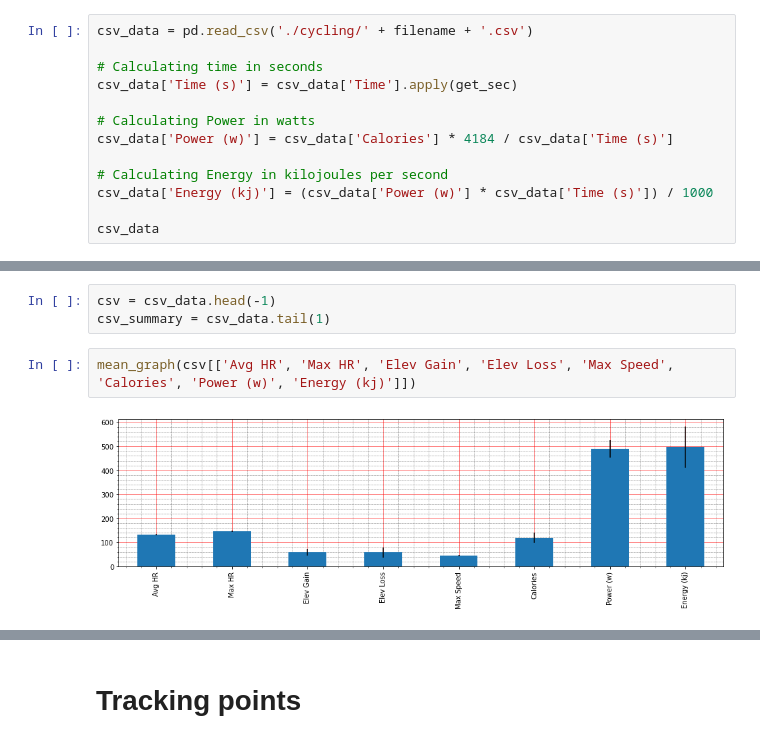
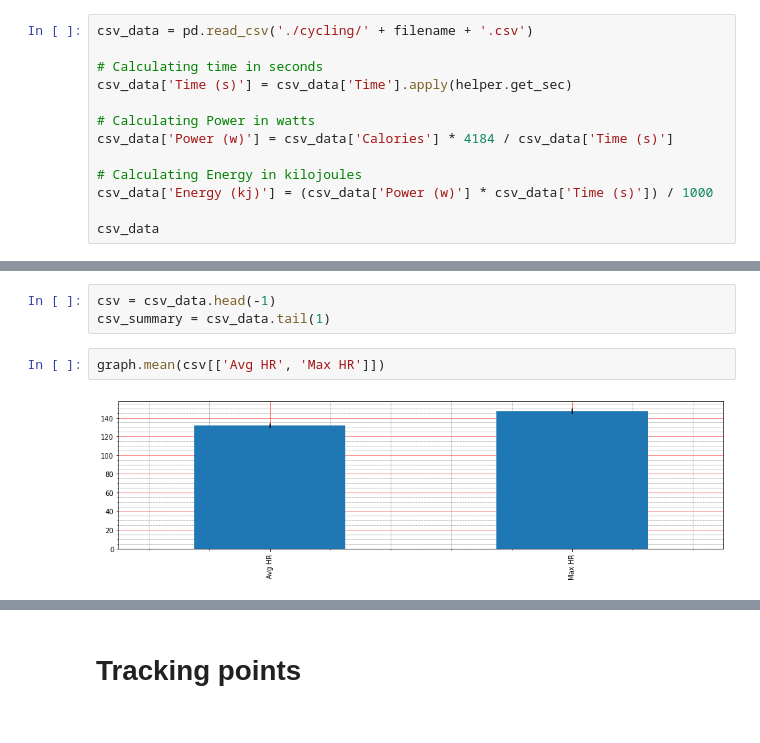
Before and after one commit to albertoivo/garmin-parser, a Jupyter notebook: GarminCyclingReport.ipynb, the cells around one changed output, grey strips where cells are left out. Drawn from its saved outputs; the diff is of its cells as text.

```diff
--- a/GarminCyclingReport.ipynb
+++ b/GarminCyclingReport.ipynb
@@ -26,12 +28,12 @@ tracks = tracks.set_index('time')
 csv_data = pd.read_csv('./cycling/' + filename + '.csv')
 
 # Calculating time in seconds
-csv_data['Time (s)'] = csv_data['Time'].apply(get_sec)
+csv_data['Time (s)'] = csv_data['Time'].apply(helper.get_sec)
 
 # Calculating Power in watts
 csv_data['Power (w)'] = csv_data['Calories'] * 4184 / csv_data['Time (s)']
 
-# Calculating Energy in kilojoules per second
+# Calculating Energy in kilojoules
 csv_data['Energy (kj)'] = (csv_data['Power (w)'] * csv_data['Time (s)']) / 1000
 
 csv_data
@@ -45,7 +47,7 @@ csv_data
 # %%
 csv = csv_data.head(-1)
 csv_summary = csv_data.tail(1)
-# %%
-mean_graph(csv[['Avg HR', 'Max HR', 'Elev Gain', 'Elev Loss', 'Max Speed', 'Calories', 'Power (w)', 'Energy (kj)']])
-# %% [output]
-[figure, removed]
+# %%
+graph.mean(csv[['Avg HR', 'Max HR']])
+# %% [output]
+[figure, added]
```
Also changed, not shown: parts of 28 cells of this notebook, 11 other files.
